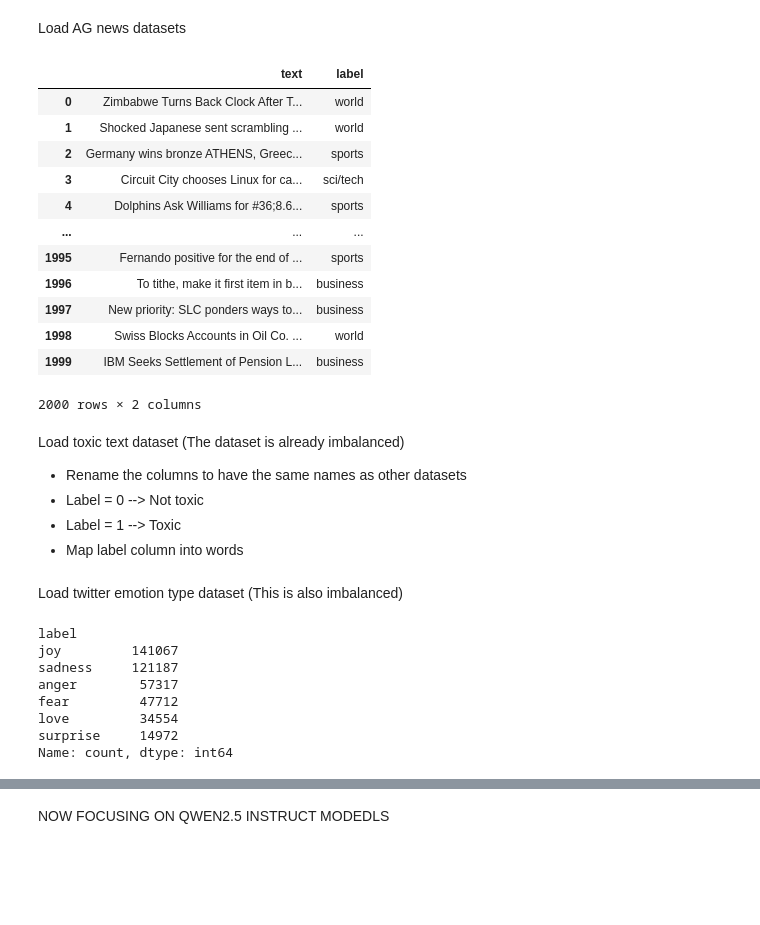
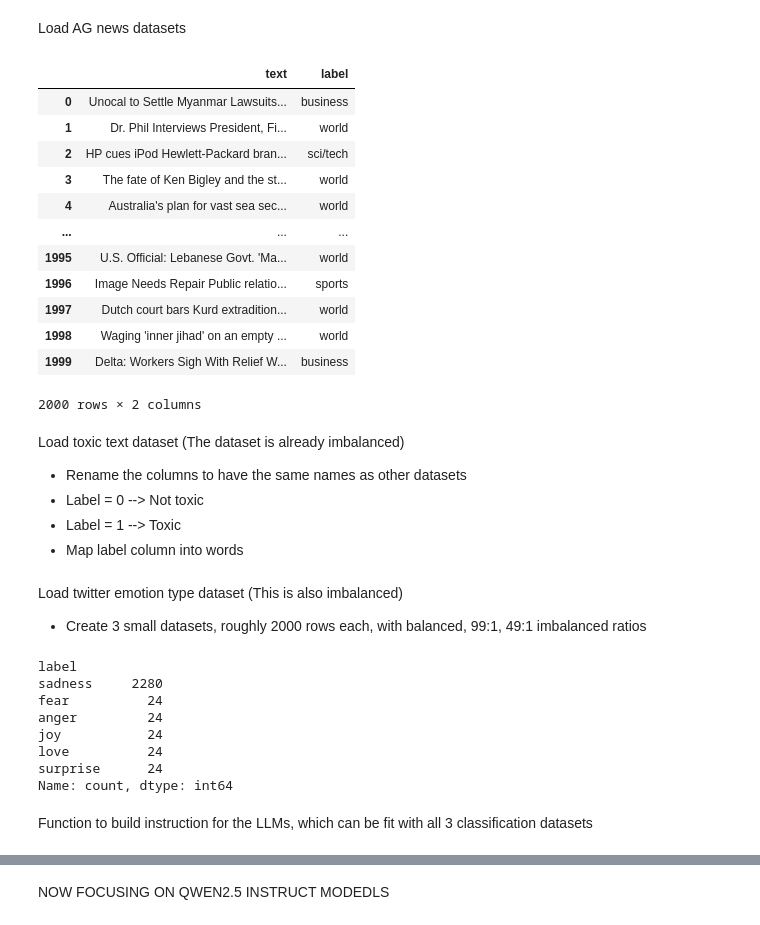
Before and after one commit to huysuy05/LLM_Evals_On_Imbalanced_Datatset, a Jupyter notebook: eval_with_hgf_few_shots.ipynb, the cells around one changed output, grey strips where cells are left out. Saved outputs shown, nothing was run; the diff lists cells and outputs as text; code cells hidden in the pictures; blank space fills up the shorter version.

```diff
--- a/eval_with_hgf_few_shots.ipynb
+++ b/eval_with_hgf_few_shots.ipynb
@@ -79,38 +79,38 @@ Load AG news datasets
 # %%
 label_map = {
     0: "world",
     1: "sports",
     2: "business",
     3: "sci/tech"
 }
-ag_news_imbalanced_data_10_to_1 = pd.read_parquet("Data/ag_news/ag_news_train_imbalanced.parquet")
+ag_news_imbalanced_data_99_to_1 = pd.read_parquet("Data/ag_news/ag_news_train_imbalanced_99_to_1.parquet")
 balanced_data = pd.read_parquet("Data/ag_news/ag_news_train_balanced.parquet")
-ag_news_imbalanced_data_5_to_1 = pd.read_parquet("Data/ag_news/ag_news_train_imbalanced_5_to_1_ratio.parquet")
+ag_news_imbalanced_data_49_to_1 = pd.read_parquet("Data/ag_news/ag_news_train_imbalanced_49_to_1_ratio.parquet")
 
 balanced_data["label"] = balanced_data["label"].map(label_map)
-ag_news_imbalanced_data_10_to_1["label"] = ag_news_imbalanced_data_10_to_1["label"].map(label_map)
-ag_news_imbalanced_data_5_to_1["label"] = ag_news_imbalanced_data_5_to_1["label"].map(label_map)
+ag_news_imbalanced_data_99_to_1["label"] = ag_news_imbalanced_data_99_to_1["label"].map(label_map)
+ag_news_imbalanced_data_49_to_1["label"] = ag_news_imbalanced_data_49_to_1["label"].map(label_map)
 
 # Shuffle the dataset
-ag_news_imbalanced_data_10_to_1 = ag_news_imbalanced_data_10_to_1.sample(frac=1).reset_index(drop=True)
+ag_news_imbalanced_data_99_to_1 = ag_news_imbalanced_data_99_to_1.sample(frac=1).reset_index(drop=True)
 balanced_data = balanced_data.sample(frac=1).reset_index(drop=True)
-ag_news_imbalanced_data_5_to_1 = ag_news_imbalanced_data_5_to_1.sample(frac=1).reset_index(drop=True)
+ag_news_imbalanced_data_49_to_1 = ag_news_imbalanced_data_49_to_1.sample(frac=1).reset_index(drop=True)
 
 # Testing
 balanced_data
 # %% [output]
 |  | text | label |
-| 0 | Zimbabwe Turns Back Clock After T... | world |
-| 1 | Shocked Japanese sent scrambling ... | world |
-| 2 | Germany wins bronze ATHENS, Greec... | sports |
-| 3 | Circuit City chooses Linux for ca... | sci/tech |
-| 4 | Dolphins Ask Williams for #36;8.6... | sports |
+| 0 | Unocal to Settle Myanmar Lawsuits... | business |
+| 1 | Dr. Phil Interviews President, Fi... | world |
+| 2 | HP cues iPod Hewlett-Packard bran... | sci/tech |
+| 3 | The fate of Ken Bigley and the st... | world |
+| 4 | Australia's plan for vast sea sec... | world |
 | ... | ... | ... |
-| 1995 | Fernando positive for the end of ... | sports |
-| 1996 | To tithe, make it first item in b... | business |
-| 1997 | New priority: SLC ponders ways to... | business |
-| 1998 | Swiss Blocks Accounts in Oil Co. ... | world |
-| 1999 | IBM Seeks Settlement of Pension L... | business |
+| 1995 | U.S. Official: Lebanese Govt. 'Ma... | world |
+| 1996 | Image Needs Repair Public relatio... | sports |
+| 1997 | Dutch court bars Kurd extradition... | world |
+| 1998 | Waging 'inner jihad' on an empty ... | world |
+| 1999 | Delta: Workers Sigh With Relief W... | business |
 2000 rows × 2 columns
 # %% [markdown]
 Load toxic text dataset (The dataset is already imbalanced)
@@ -143,6 +143,7 @@ toxic_99_to_1 = split_ratio_for_toxic_dataset(toxic_text, 1980, 20)
 toxic_49_to_1 = split_ratio_for_toxic_dataset(toxic_text, 19400, 40)
 # %% [markdown]
 Load twitter emotion type dataset (This is also imbalanced)
+- Create 3 small datasets, roughly 2000 rows each, with balanced, 99:1, 49:1 imbalanced ratios
 # %%
 emotion_map = {
     0: "sadness",
@@ -160,15 +161,35 @@ def split_ratio_for_emotion_dataset(df, majority=None, minority=None):
 
     major_class = df[df["label"] == 'sadness']
     imbalanced_df.append(major_class.sample(majority, random_state=42))
+    # Add other classes as the minority class
+    for lab in list(df["label"].unique()):
+        if lab != 'sadness':
+            df_per_class = df[df['label'] == lab].sample(minority, random_state=42)
+            imbalanced_df.append(df_per_class)
+
+    imbalanced_df = pd.concat(imbalanced_df)
+    imbalanced_df = imbalanced_df.sample(frac=1).reset_index(drop=True)
+
+    return imbalanced_df
+
+
+# Get 3 small subsets of the main datasets with 3 different ratios
+emotion_balanced = split_ratio_for_emotion_dataset(emotion_df, majority=400, minority=400)
+emotion_imbalanced_99_to_1 = split_ratio_for_emotion_dataset(emotion_df, majority=2280, minority=24)
+emotion_imbalanced_49_to_1 = split_ratio_for_emotion_dataset(emotion_df, majority=2160, minority=48)
+
+emotion_imbalanced_99_to_1["label"].value_counts()
 # %% [output]
 label
-joy         141067
-sadness     121187
-anger        57317
-fear         47712
-love         34554
-surprise     14972
+sadness     2280
+fear          24
+anger         24
+joy           24
+love          24
+surprise      24
 Name: count, dtype: int64
+# %% [markdown]
+Function to build instruction for the LLMs, which can be fit with all 3 classification datasets
 # %%
 def build_prompt(df, text, label_map, shots_per_class=None):
     """
```
Also changed, not shown: parts of 13 cells of this notebook, 1 other file.
